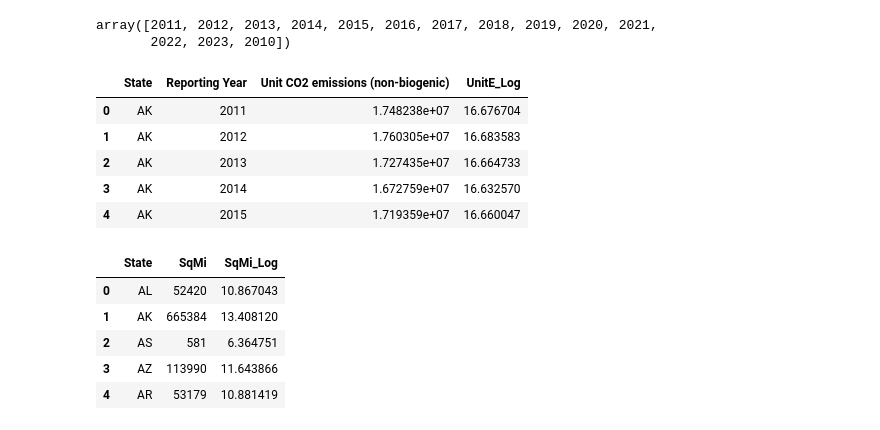
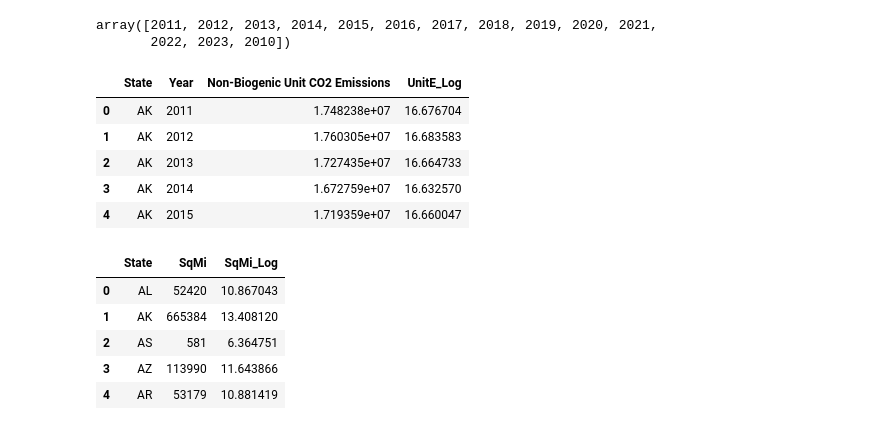
Before and after one commit to caroline-kranefuss/us_facilities_emissions, a Jupyter notebook: questions_3_4.ipynb, the cells around one changed output. Cells and saved outputs as stored; diff of their text form; code cells hidden in the pictures.

```diff
--- a/questions_3_4.ipynb
+++ b/questions_3_4.ipynb
@@ -55,9 +55,15 @@ Index(['EPA Region', 'State/Territory', 'Size Score', 'Sq. Mi.', 'Sq. Km.',
        'Sq. Km..3', 'Sq. Mi..4', 'Sq. Km..4', 'Sq. Mi..5', 'Sq. Km..5',
        'Sq. Mi..6', 'Sq. Km..6', 'Unnamed: 17', 'Unnamed: 18'],
       dtype='object')
+# %%
+# Rename emissions columns
+emissions = emissions.rename(columns={'Unit CO2 emissions (non-biogenic) ': 'Non-Biogenic Unit CO2 Emissions',
+                                     'Reporting Year': 'Year',
+                                     'Unit Methane (CH4) emissions ': 'Unit Methane (CH4) emissions',
+       'Unit Nitrous Oxide (N2O) emissions ': 'Unit Nitrous Oxide (N2O) emissions'})
 # %%
 # Group emissions df by state and reporting year
 # Only keep state, year, and unit CO2 emissions (non-biogenic) in emissions df
-grouped_emissions = emissions.groupby(['State', 'Reporting Year'], as_index = False).agg({"Unit CO2 emissions (non-biogenic) ":'sum'})
+grouped_emissions = emissions.groupby(['State', 'Year'], as_index = False).agg({"Non-Biogenic Unit CO2 Emissions":'sum'})
 grouped_emissions.head()
 # %% [output]
@@ -105,10 +111,10 @@ array([2011, 2012, 2013, 2014, 2015, 2016, 2017, 2018, 2019, 2020, 2021,
        2022, 2023, 2010])
 # %%
 # Take the log of Unit CO2 emissions (non biogenic) given the large values and range
-grouped_emissions["UnitE_Log"] = np.log(grouped_emissions["Unit CO2 emissions (non-biogenic) "])
+grouped_emissions["UnitE_Log"] = np.log(grouped_emissions["Non-Biogenic Unit CO2 Emissions"])
 grouped_emissions.head()
 # %% [output]
-|  | State | Reporting Year | Unit CO2 emissions (non-biogenic) | UnitE_Log |
+|  | State | Year | Non-Biogenic Unit CO2 Emissions | UnitE_Log |
 | 0 | AK | 2011 | 1.748238e+07 | 16.676704 |
 | 1 | AK | 2012 | 1.760305e+07 | 16.683583 |
 | 2 | AK | 2013 | 1.727435e+07 | 16.664733 |
```
Also changed, not shown: parts of 5 cells of this notebook.
